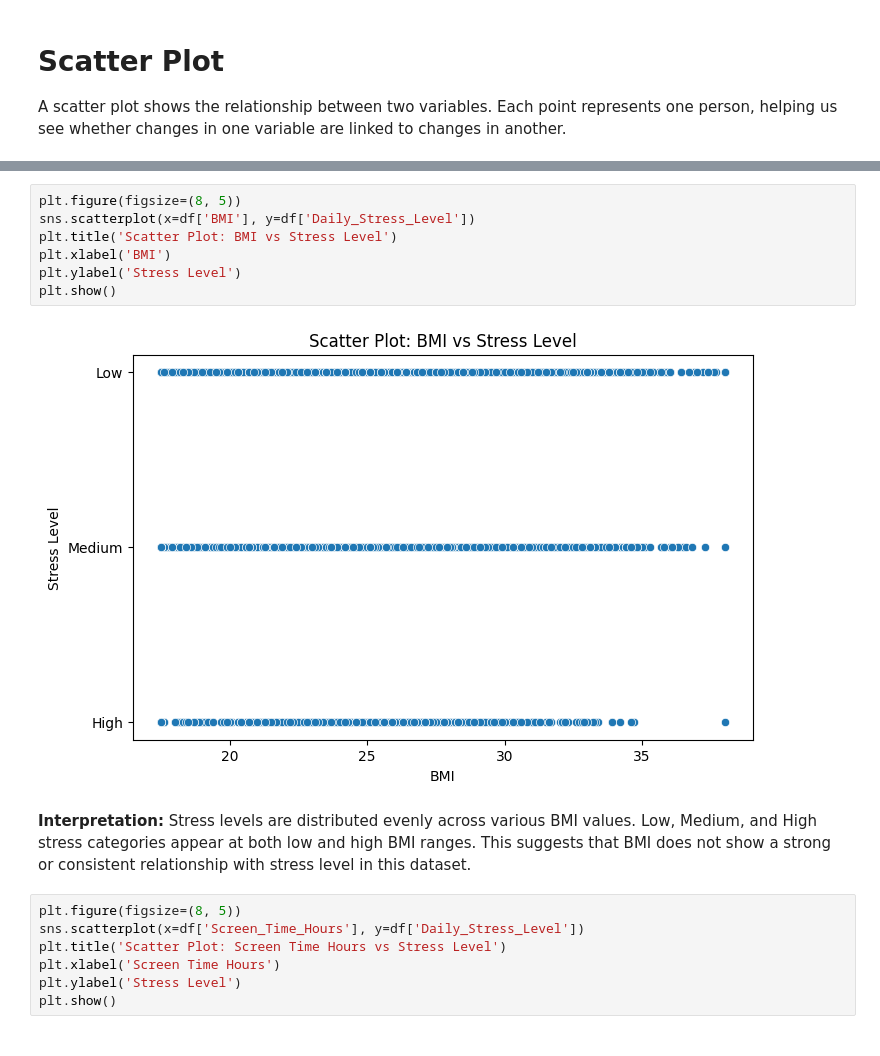
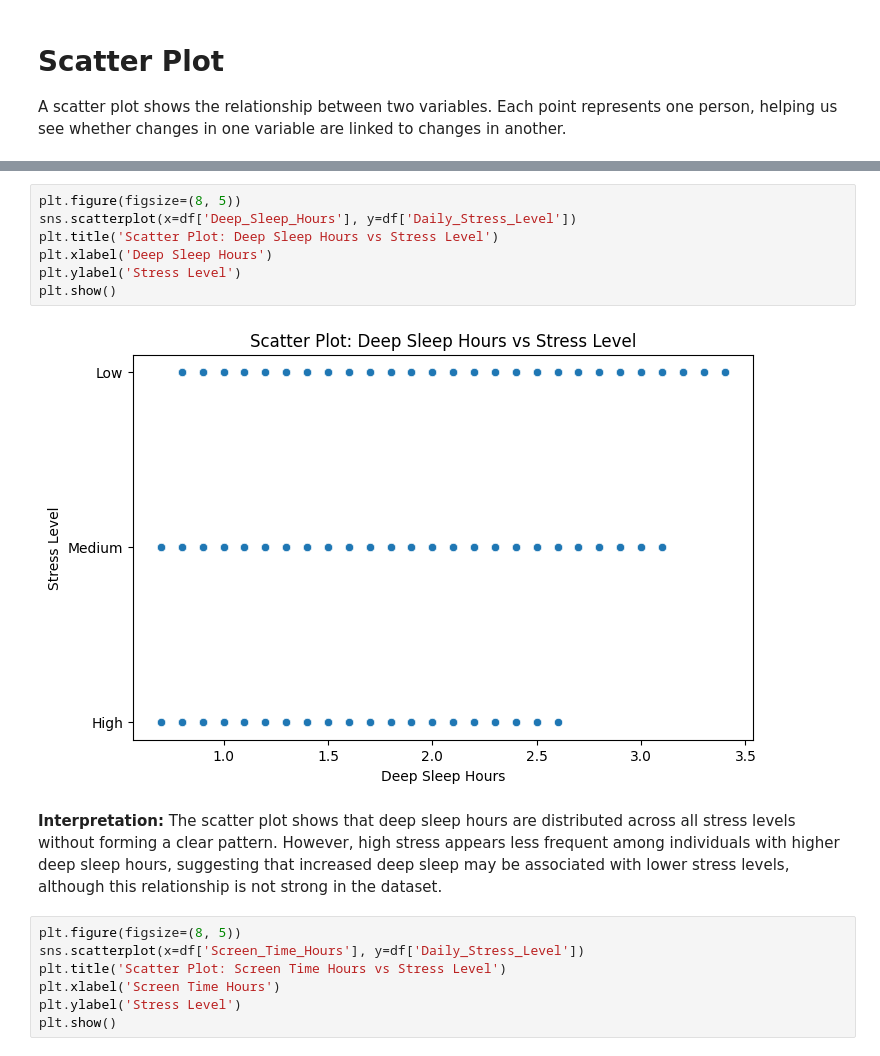
Before and after one commit to hend-22/-IT326-Project, a Jupyter notebook: Reports/Phase2.ipynb, the cells around one changed output, grey strips where cells are left out. Saved outputs shown, nothing was run; the diff lists cells and outputs as text.

```diff
--- a/Reports/Phase2.ipynb
+++ b/Reports/Phase2.ipynb
@@ -172,14 +173,14 @@ plt.show()
 # %%
 plt.figure(figsize=(8, 5))
-sns.scatterplot(x=df['BMI'], y=df['Daily_Stress_Level'])
-plt.title('Scatter Plot: BMI vs Stress Level')
-plt.xlabel('BMI')
+sns.scatterplot(x=df['Deep_Sleep_Hours'], y=df['Daily_Stress_Level'])
+plt.title('Scatter Plot: Deep Sleep Hours vs Stress Level')
+plt.xlabel('Deep Sleep Hours')
 plt.ylabel('Stress Level')
 plt.show()
 # %% [output]
-[figure, old version]
+[figure, new version]
-# %% [markdown]
-**Interpretation:** Stress levels are distributed evenly across various BMI values. Low, Medium, and High stress categories appear at both low and high BMI ranges. This suggests that BMI does not show a strong or consistent relationship with stress level in this dataset.
+# %% [markdown]
+**Interpretation:**   The scatter plot shows that deep sleep hours are distributed across all stress levels without forming a clear pattern. However, high stress appears less frequent among individuals with higher deep sleep hours, suggesting that increased deep sleep may be associated with lower stress levels, although this relationship is not strong in the dataset.
 # %%
 plt.figure(figsize=(8, 5))
 sns.scatterplot(x=df['Screen_Time_Hours'], y=df['Daily_Stress_Level'])
```
Also changed, not shown: parts of 8 cells of this notebook.
